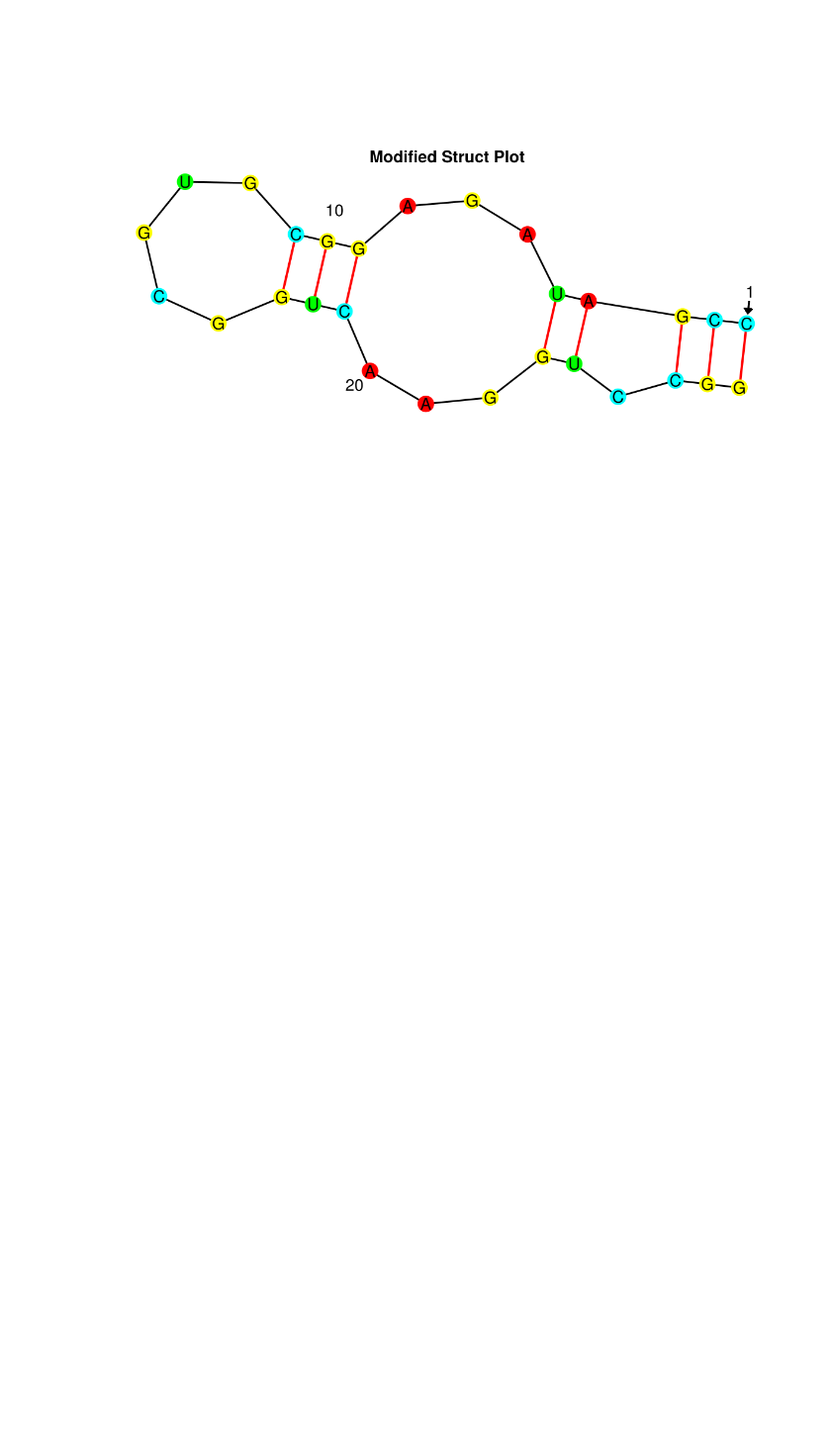
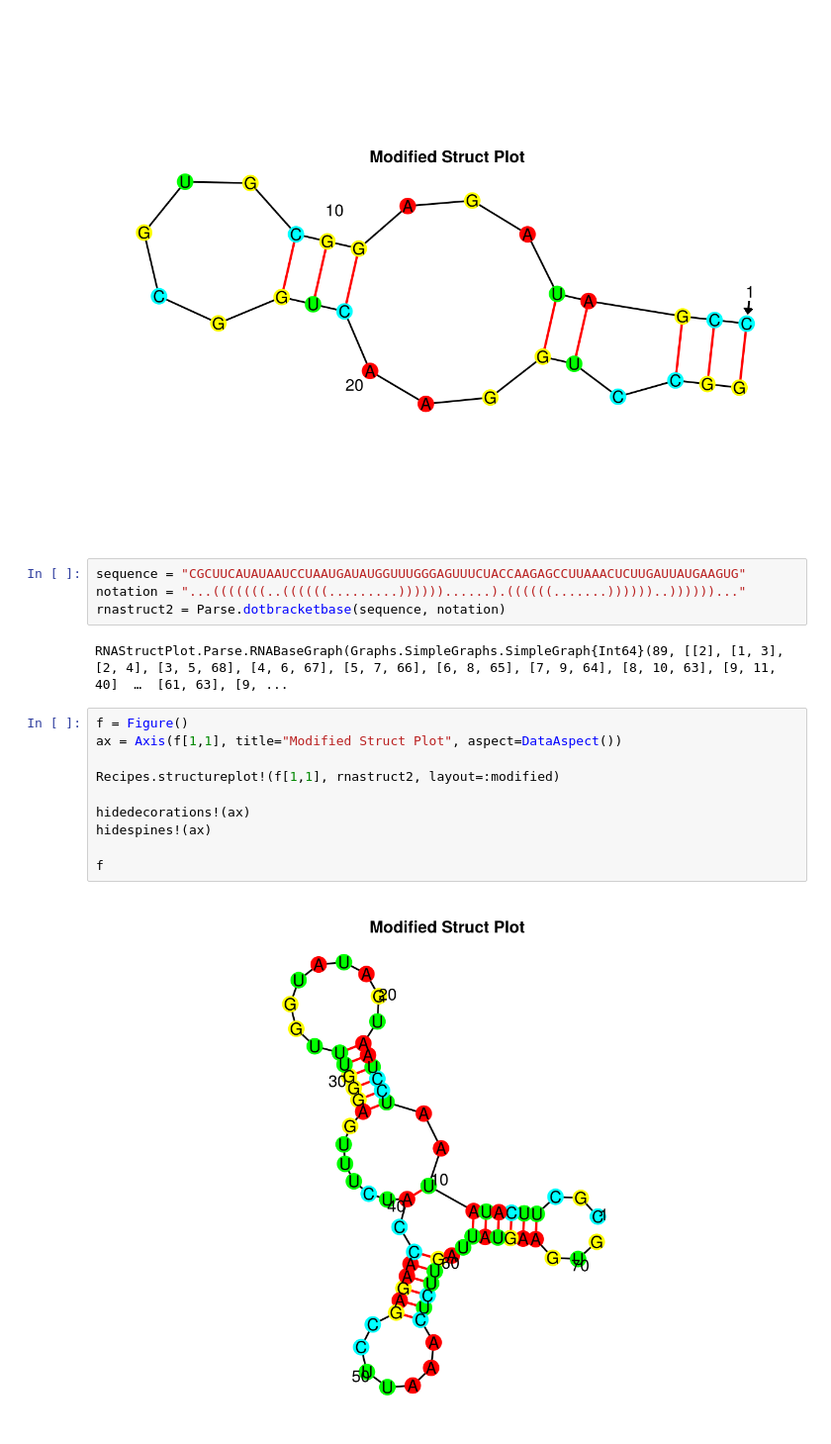
Before and after one commit to romanamo/RNAStructPlot, a Jupyter notebook: demo/showcase.ipynb, the cells around one changed output. Shown at 99% size. Cells and saved outputs as stored; diff of their text form; blank space fills up the shorter version.

```diff
--- a/demo/showcase.ipynb
+++ b/demo/showcase.ipynb
@@ -90,3 +90,21 @@ hidespines!(ax)
 f
 # %% [output]
 [figure]
+# %%
+sequence = "CGCUUCAUAUAAUCCUAAUGAUAUGGUUUGGGAGUUUCUACCAAGAGCCUUAAACUCUUGAUUAUGAAGUG"
+notation = "...(((((((..((((((.........))))))......).((((((.......))))))..))))))..."
+rnastruct2 = Parse.dotbracketbase(sequence, notation)
+# %% [output]
+RNAStructPlot.Parse.RNABaseGraph(Graphs.SimpleGraphs.SimpleGraph{Int64}(89, [[2], [1, 3], [2, 4], [3, 5, 68], [4, 6, 67], [5, 7, 66], [6, 8, 65], [7, 9, 64], [8, 10, 63], [9, 11, 40]  …  [61, 63], [9, ...
+# %%
+f = Figure()
+ax = Axis(f[1,1], title="Modified Struct Plot", aspect=DataAspect())
+
+Recipes.structureplot!(f[1,1], rnastruct2, layout=:modified)
+
+hidedecorations!(ax)
+hidespines!(ax)
+
+f
+# %% [output]
+[figure, added]
```
Also changed, not shown: 5 other files.
